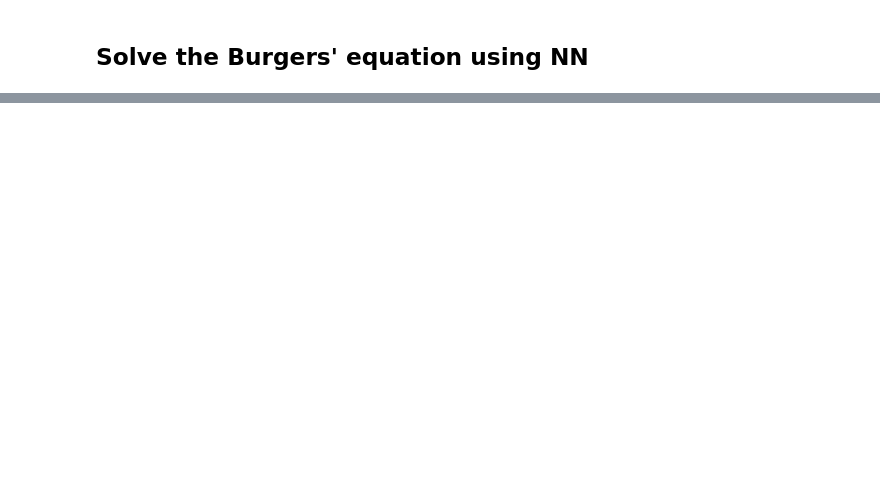
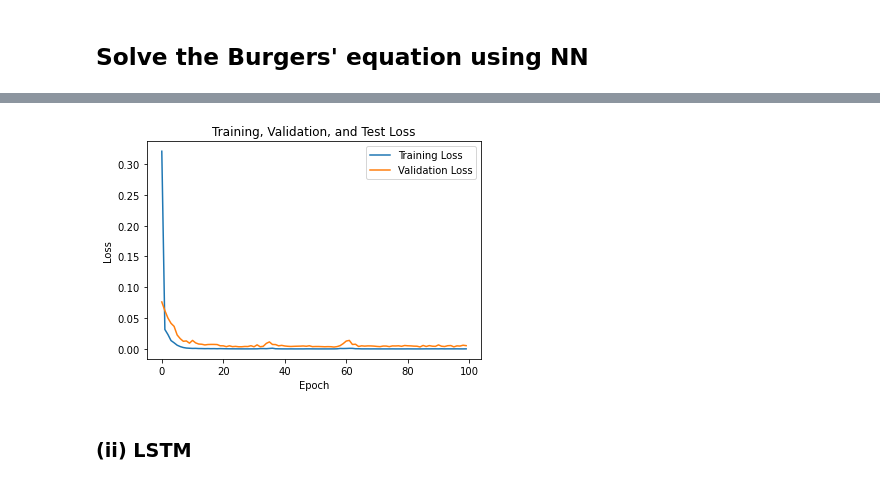
Before and after one commit to EstherCon0/02671_final_project, a Jupyter notebook: Project.ipynb, the cells around one changed output, grey strips where cells are left out. Cells and saved outputs as stored; diff of their text form; code cells hidden in the pictures; blank space fills up the shorter version.

```diff
--- a/Project.ipynb
+++ b/Project.ipynb
@@ -129,0 +260,16 @@ import matplotlib.pyplot as plt
+# %%
+# Evaluate the model on the test data and store the test loss
+#test_loss = model.evaluate(X_test, u_test)
+
+# Plot the training, validation, and test loss
+plt.plot(history.history['loss'], label='Training Loss')
+plt.plot(history.history['val_loss'], label='Validation Loss')
+plt.xlabel('Epoch')
+plt.ylabel('Loss')
+plt.title('Training, Validation, and Test Loss')
+plt.legend()
+plt.show()
+# %% [output]
+[figure, added]
+# %% [markdown]
+### (ii) LSTM
```
Also changed, not shown: parts of 11 cells of this notebook.
